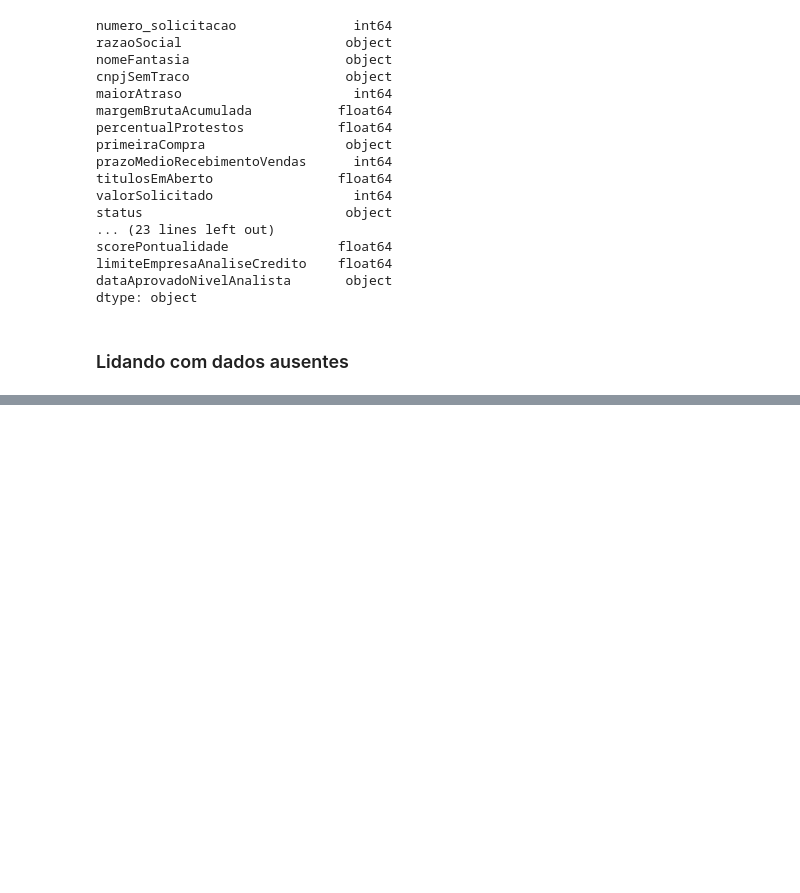
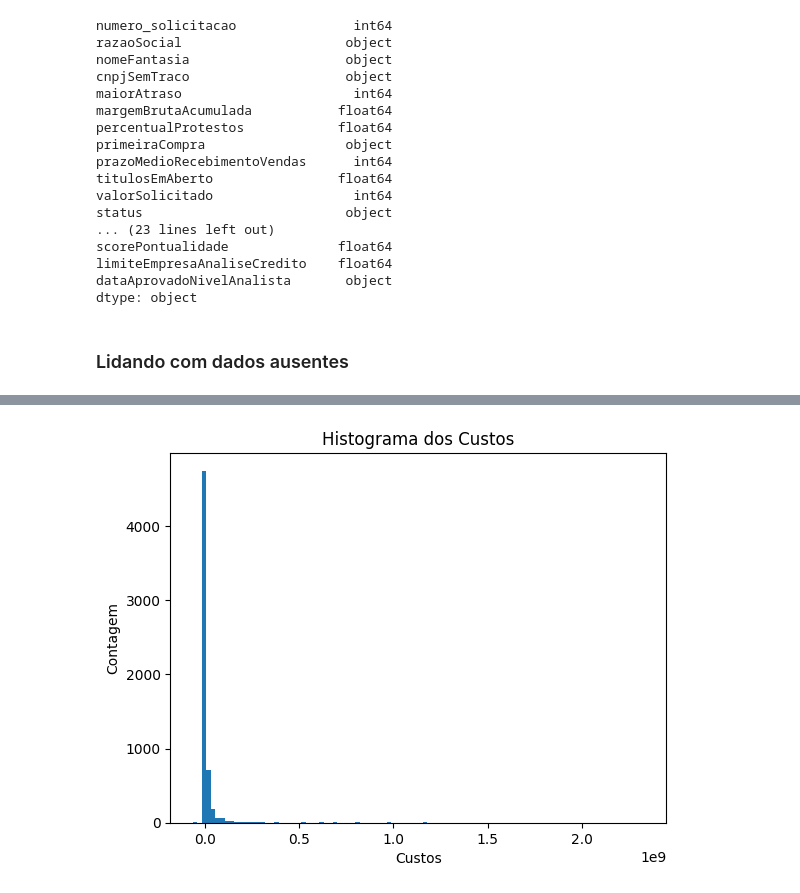
Before and after one commit to JuliaF23/CPAI, a Jupyter notebook: CP/cp.ipynb, the cells around one changed output, grey strips where cells are left out. Saved outputs shown, nothing was run; the diff lists cells and outputs as text; code cells hidden in the pictures; blank space fills up the shorter version.

```diff
--- a/CP/cp.ipynb
+++ b/CP/cp.ipynb
@@ -148,0 +211,10 @@ for col in dados.columns[:-1]:
+# %%
+plt.hist(dados['custos'], bins=100)
+
+
+plt.title('Histograma dos Custos')
+plt.xlabel('Custos')
+plt.ylabel('Contagem')
+plt.show()
+# %% [output]
+[figure, added]
```
Also changed, not shown: parts of 31 cells of this notebook.
